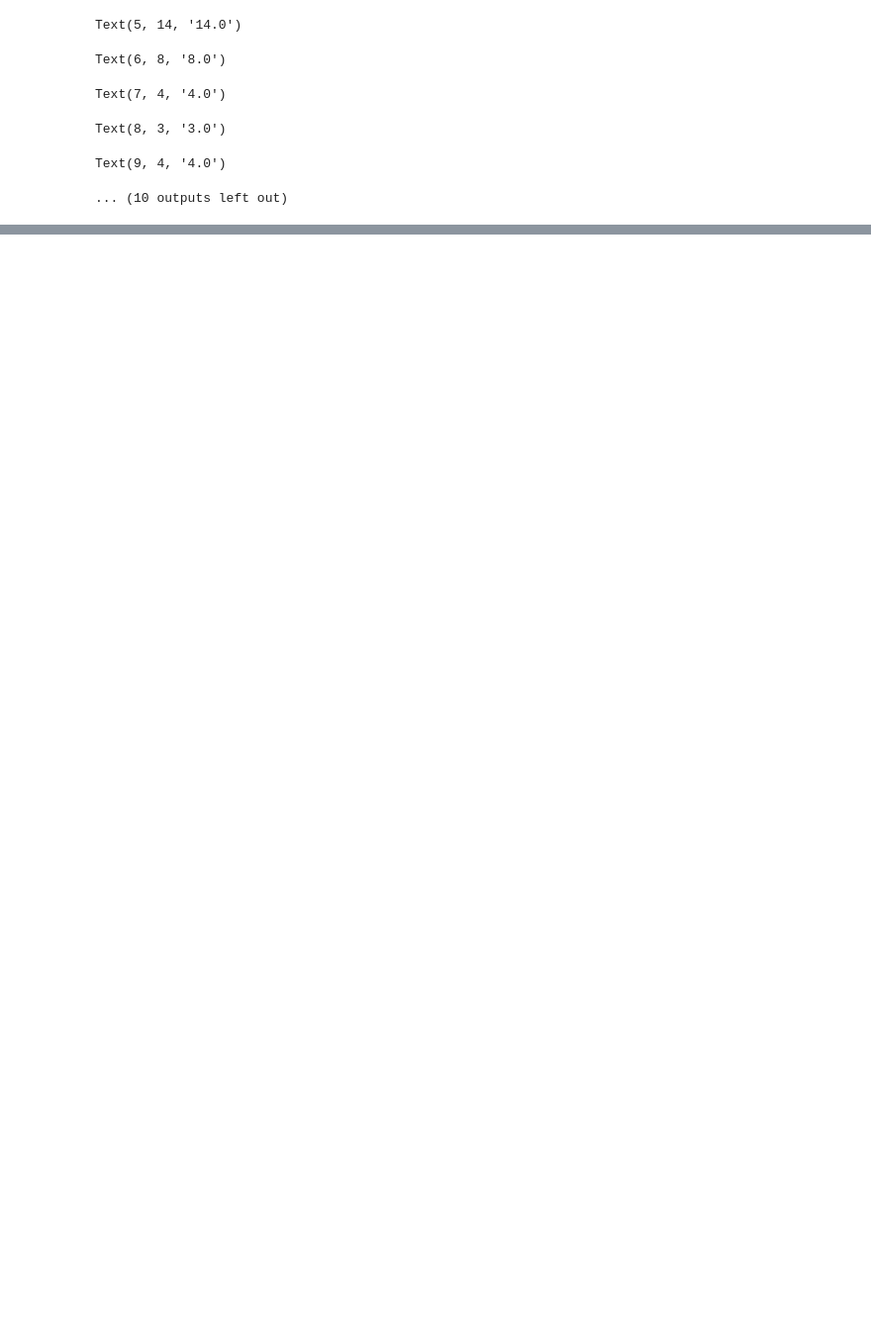
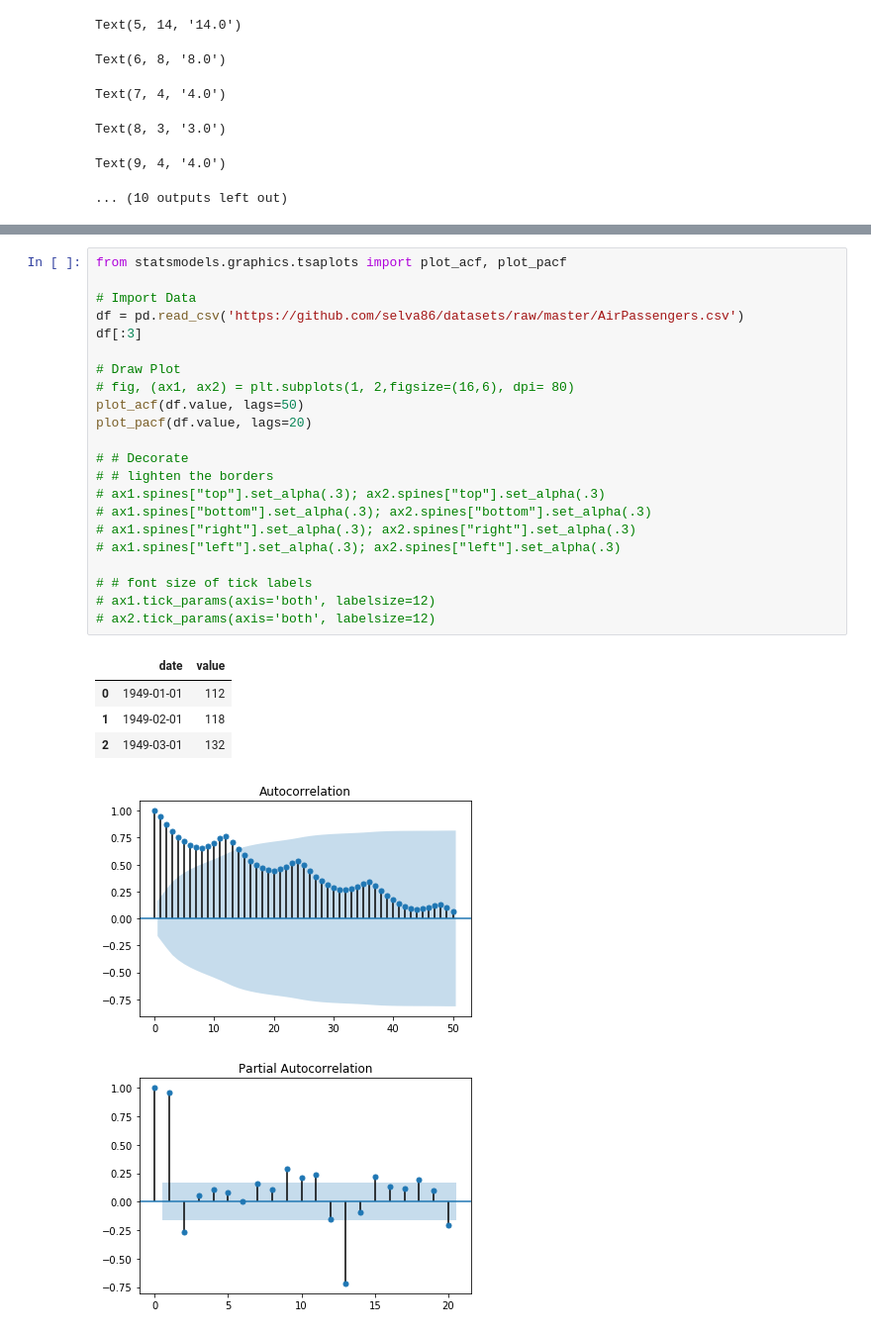
Before and after one commit to longfengpili/other_method, a Jupyter notebook: matplotlib.ipynb, the cells around one changed output, grey strips where cells are left out. Shown at 99% size. Saved outputs shown, nothing was run; the diff lists cells and outputs as text; blank space fills up the shorter version.

```diff
--- a/matplotlib.ipynb
+++ b/matplotlib.ipynb
@@ -1573,0 +1697,29 @@ Text(9, 4, '4.0')
+# %%
+from statsmodels.graphics.tsaplots import plot_acf, plot_pacf
+
+# Import Data
+df = pd.read_csv('https://github.com/selva86/datasets/raw/master/AirPassengers.csv')
+df[:3]
+
+# Draw Plot
+# fig, (ax1, ax2) = plt.subplots(1, 2,figsize=(16,6), dpi= 80)
+plot_acf(df.value, lags=50)
+plot_pacf(df.value, lags=20)
+
+# # Decorate
+# # lighten the borders
+# ax1.spines["top"].set_alpha(.3); ax2.spines["top"].set_alpha(.3)
+# ax1.spines["bottom"].set_alpha(.3); ax2.spines["bottom"].set_alpha(.3)
+# ax1.spines["right"].set_alpha(.3); ax2.spines["right"].set_alpha(.3)
+# ax1.spines["left"].set_alpha(.3); ax2.spines["left"].set_alpha(.3)
+
+# # font size of tick labels
+# ax1.tick_params(axis='both', labelsize=12)
+# ax2.tick_params(axis='both', labelsize=12)
+# %% [output]
+|  | date | value |
+| 0 | 1949-01-01 | 112 |
+| 1 | 1949-02-01 | 118 |
+| 2 | 1949-03-01 | 132 |
+[figure, added]
+[figure, added]
```
Also changed, not shown: parts of 11 cells of this notebook.
